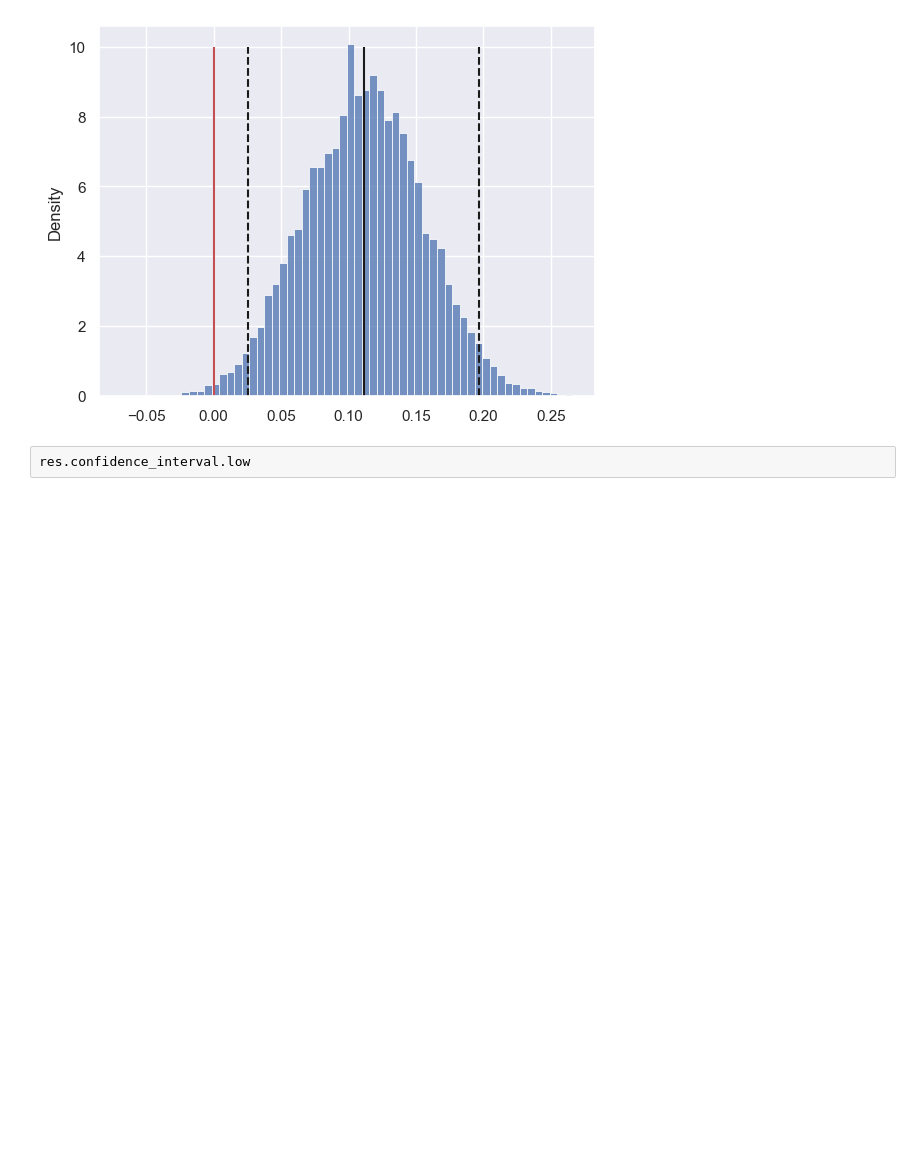
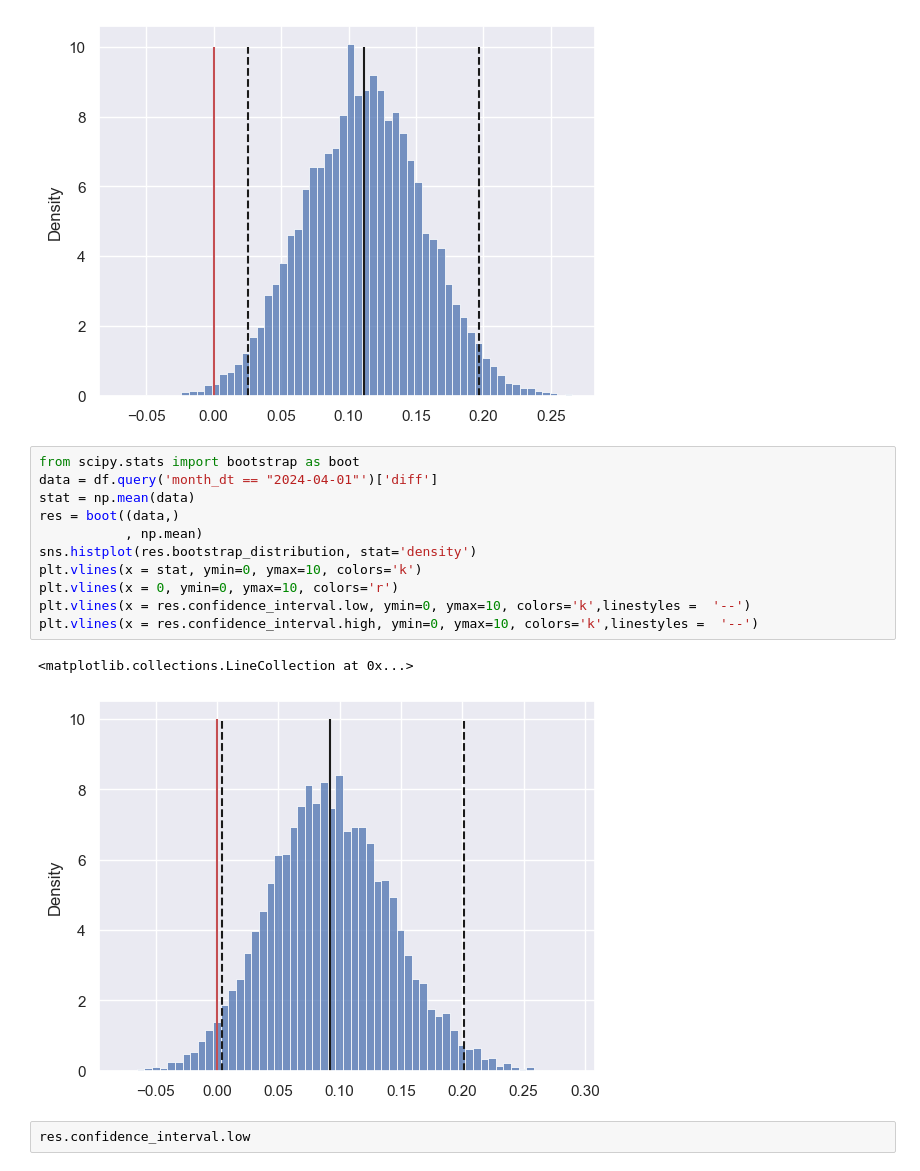
Before and after one commit to xan-d-or/mortgage_project_2024, a Jupyter notebook: results_plotting.ipynb, the cells around one changed output. Drawn from its saved outputs; the diff is of its cells as text; blank space fills up the shorter version.

```diff
--- a/results_plotting.ipynb
+++ b/results_plotting.ipynb
@@ -69,6 +69,20 @@ plt.vlines(x = res.confidence_interval.high, ymin=0, ymax=10, colors='k',linesty
 # %% [output]
 <matplotlib.collections.LineCollection at 0x...>
 [figure]
+# %%
+from scipy.stats import bootstrap as boot
+data = df.query('month_dt == "2024-04-01"')['diff']
+stat = np.mean(data)
+res = boot((data,)
+           , np.mean)
+sns.histplot(res.bootstrap_distribution, stat='density')
+plt.vlines(x = stat, ymin=0, ymax=10, colors='k')
+plt.vlines(x = 0, ymin=0, ymax=10, colors='r')
+plt.vlines(x = res.confidence_interval.low, ymin=0, ymax=10, colors='k',linestyles =  '--')
+plt.vlines(x = res.confidence_interval.high, ymin=0, ymax=10, colors='k',linestyles =  '--')
+# %% [output]
+<matplotlib.collections.LineCollection at 0x...>
+[figure, added]
 # %%
 res.confidence_interval.low
 # %% [output]
```
Also changed, not shown: parts of 1 cell of this notebook, 1 other file.
